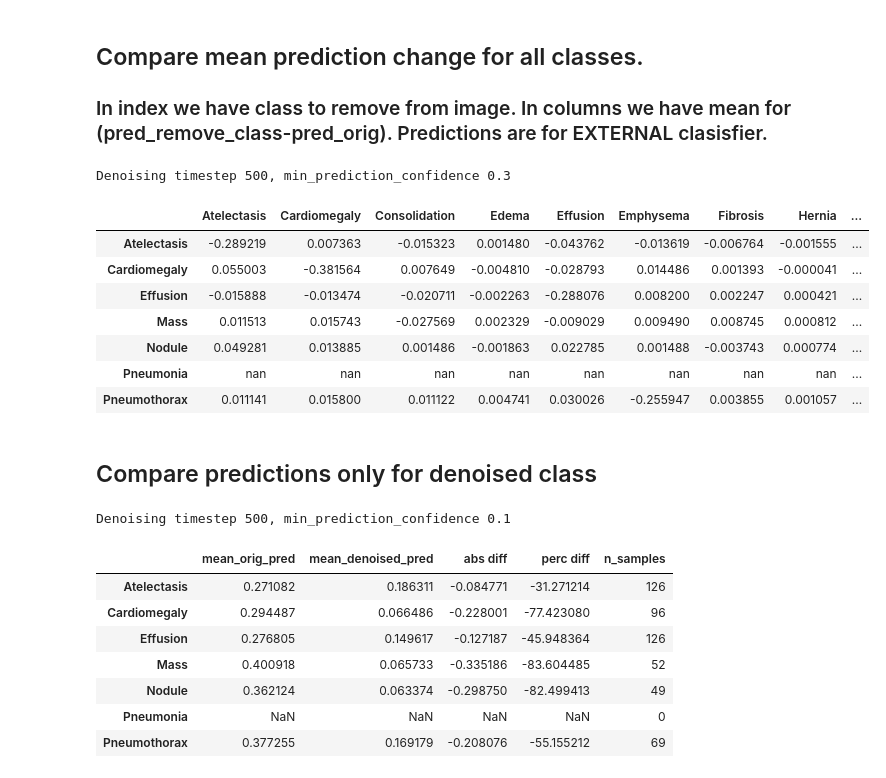
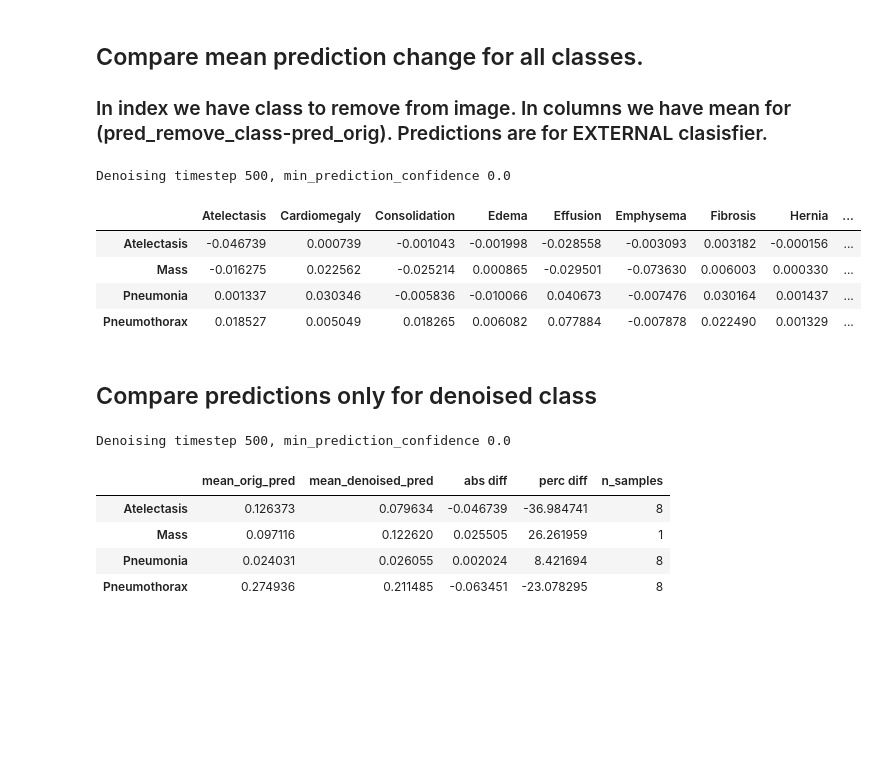
Before and after one commit to pskiers/Joint-Diffusion-in-Latent-Space, a Jupyter notebook: jk_sample_with_guidance.ipynb, the cells around one changed output. Cells and saved outputs as stored; diff of their text form; code cells hidden in the pictures; blank space fills up the shorter version.

```diff
--- a/jk_sample_with_guidance.ipynb
+++ b/jk_sample_with_guidance.ipynb
@@ -71,6 +127,8 @@
 # %%
-# cl_list = ["Atelectasis","Cardiomegaly","Consolidation","Edema","Effusion","Emphysema","Fibrosis", "Hernia","Infiltration", "Mass", "Nodule","Pleural_Thickening","Pneumonia","Pneumothorax","No Finding"]
-# cl_list_loop=cl_list.copy()
-# T = 10
-# num_timesteps = 1000
+cl_list = ["Atelectasis","Cardiomegaly","Consolidation","Edema","Effusion","Emphysema","Fibrosis", "Hernia","Infiltration", "Mass", "Nodule","Pleural_Thickening","Pneumonia","Pneumothorax","No Finding"]
+cl_list_loop=cl_list.copy()
+#cl_list_loop=["Mass"]
+T = 500
+num_timesteps = 1000
+folder_to_save = "vce_results_scale0"
 # %%
@@ -144,10 +205,10 @@
 # %%
 import torch
 # %%
-T = 350
+T = 500
 cl_list = ["Atelectasis","Cardiomegaly","Consolidation","Edema","Effusion","Emphysema","Fibrosis", "Hernia","Infiltration", "Mass", "Nodule","Pleural_Thickening","Pneumonia","Pneumothorax","No Finding"]
-folder_to_save='/Users/joannakaleta/Documents/Sano/sano_machines/vce_results_baseline'
-for class_ in ["Effusion"]:
+folder_to_save='vce_results_3'
+for class_ in ["Mass"]:
     x_samples =torch.load(f'{folder_to_save}/T{T}_{class_}_x_samples.pt')
     pred_o = torch.load(f'{folder_to_save}/T{T}_{class_}_pred_o.pt')
     img_original = torch.load(f'{folder_to_save}/T{T}_{class_}_img_original.pt')
@@ -158,7 +219,7 @@ for class_ in ["Effusion"]:
 import matplotlib.pyplot as plt
 import matplotlib.patches as patches
 # %%
-idx_from_batch = 13
+idx_from_batch = 5
 
 fig, axes = plt.subplots(1, 3, figsize=(12, 4))
 
@@ -199,12 +260,13 @@ axes[ax].imshow(diff)
 axes[ax].axis('off')
 
 #fig.suptitle(ret[3][0][idx_from_batch])
-
+pred_o_for_item = torch.nn.functional.sigmoid(pred_o[idx_from_batch])
 pred_o_ext_for_item = torch.nn.functional.sigmoid(pred_o_ext[idx_from_batch])
 pred_ext_for_item = torch.nn.functional.sigmoid(pred_ext[idx_from_batch])
 id_class = cl_list.index(class_)
 print('all predictins for orig x', pred_o_ext_for_item)
 print('all predictins for x pred start', pred_ext_for_item)
-print(f'predicitons for x original, only class {cl_list[id_class]}', pred_o_ext_for_item[id_class])
-print(f'predicitons for x pred start, only class {cl_list[id_class]}',pred_ext_for_item[id_class])
+print(f'predicitons for x original JOINT, only class {cl_list[id_class]}', pred_o_for_item[id_class])
+print(f'predicitons for x original EXT, only class {cl_list[id_class]}', pred_o_ext_for_item[id_class])
+print(f'predicitons for x pred start EXT, only class {cl_list[id_class]}',pred_ext_for_item[id_class])
 # %% [output]
@@ -225,48 +289,45 @@ import pandas
 # %%
 T = 500
-min_prediction_confidence = 0.3
+min_prediction_confidence = 0.0
 cl_list = ["Atelectasis","Cardiomegaly","Consolidation","Edema","Effusion","Emphysema","Fibrosis", "Hernia","Infiltration", "Mass", "Nodule","Pleural_Thickening","Pneumonia","Pneumothorax","No Finding"]
-folder_to_save='/Users/joannakaleta/Documents/Sano/sano_machines/vce_results_baseline'
+folder_to_save='vce_results_3'
 indexes = []
 data = []
 for cl_index, class_ in enumerate(cl_list):
     try:
         x_samples =torch.load(f'{folder_to_save}/T{T}_{class_}_x_samples.pt')
         pred_o = torch.load(f'{folder_to_save}/T{T}_{class_}_pred_o.pt')
         img_original = torch.load(f'{folder_to_save}/T{T}_{class_}_img_original.pt')
         pred_o_ext = torch.load(f'{folder_to_save}/T{T}_{class_}_pred_o_ext.pt')
         pred_ext = torch.load(f'{folder_to_save}/T{T}_{class_}_pred_ext.pt')
         bbox = torch.load(f'{folder_to_save}/T{T}_{class_}_bbox.pt')
 
         mask = torch.nn.functional.sigmoid(pred_o_ext[:, cl_index])>=min_prediction_confidence
 
         diff = ((torch.nn.functional.sigmoid(pred_ext[mask])-(torch.nn.functional.sigmoid(pred_o_ext[mask])))/1).mean(dim=0)
         indexes.append(class_)
         data.append(diff)
     except:
-        pass
+       pass
 
 print(f"Denoising timestep {T}, min_prediction_confidence {min_prediction_confidence}")
 df=pandas.DataFrame(data, columns=cl_list, index=indexes)
 df= df.applymap(lambda x: x.item())
 df.style.highlight_min(color = 'lightgreen', axis = 1)
 # %% [output]
-Denoising timestep 500, min_prediction_confidence 0.3
+Denoising timestep 500, min_prediction_confidence 0.0
 |  | Atelectasis | Cardiomegaly | Consolidation | Edema | Effusion | Emphysema | Fibrosis | Hernia | ... |
-| Atelectasis | -0.289219 | 0.007363 | -0.015323 | 0.001480 | -0.043762 | -0.013619 | -0.006764 | -0.001555 | ... |
-| Cardiomegaly | 0.055003 | -0.381564 | 0.007649 | -0.004810 | -0.028793 | 0.014486 | 0.001393 | -0.000041 | ... |
-| Effusion | -0.015888 | -0.013474 | -0.020711 | -0.002263 | -0.288076 | 0.008200 | 0.002247 | 0.000421 | ... |
-| Mass | 0.011513 | 0.015743 | -0.027569 | 0.002329 | -0.009029 | 0.009490 | 0.008745 | 0.000812 | ... |
-| Nodule | 0.049281 | 0.013885 | 0.001486 | -0.001863 | 0.022785 | 0.001488 | -0.003743 | 0.000774 | ... |
-| Pneumonia | nan | nan | nan | nan | nan | nan | nan | nan | ... |
-| Pneumothorax | 0.011141 | 0.015800 | 0.011122 | 0.004741 | 0.030026 | -0.255947 | 0.003855 | 0.001057 | ... |
+| Atelectasis | -0.046739 | 0.000739 | -0.001043 | -0.001998 | -0.028558 | -0.003093 | 0.003182 | -0.000156 | ... |
+| Mass | -0.016275 | 0.022562 | -0.025214 | 0.000865 | -0.029501 | -0.073630 | 0.006003 | 0.000330 | ... |
+| Pneumonia | 0.001337 | 0.030346 | -0.005836 | -0.010066 | 0.040673 | -0.007476 | 0.030164 | 0.001437 | ... |
+| Pneumothorax | 0.018527 | 0.005049 | 0.018265 | 0.006082 | 0.077884 | -0.007878 | 0.022490 | 0.001329 | ... |
 # %% [markdown]
 ## Compare predictions only for denoised class
 # %%
 T = 500
-min_prediction_confidence = 0.1
+min_prediction_confidence = 0.0
 cl_list = ["Atelectasis","Cardiomegaly","Consolidation","Edema","Effusion","Emphysema","Fibrosis", "Hernia","Infiltration", "Mass", "Nodule","Pleural_Thickening","Pneumonia","Pneumothorax","No Finding"]
-folder_to_save='/Users/joannakaleta/Documents/Sano/sano_machines/vce_results_baseline'
+folder_to_save='vce_results_3'
 indexes = []
 data = []
 for cl_index, class_ in enumerate(cl_list):
@@ -295,15 +356,12 @@ df=pandas.DataFrame(data, columns=["mean_orig_pred", "mean_denoised_pred","abs d
 df= df.applymap(lambda x: x.item())
 df#.style.highlight_min(color = 'lightgreen', axis = 0)
 # %% [output]
-Denoising timestep 500, min_prediction_confidence 0.1
+Denoising timestep 500, min_prediction_confidence 0.0
 |  | mean_orig_pred | mean_denoised_pred | abs diff | perc diff | n_samples |
-| Atelectasis | 0.271082 | 0.186311 | -0.084771 | -31.271214 | 126 |
-| Cardiomegaly | 0.294487 | 0.066486 | -0.228001 | -77.423080 | 96 |
-| Effusion | 0.276805 | 0.149617 | -0.127187 | -45.948364 | 126 |
-| Mass | 0.400918 | 0.065733 | -0.335186 | -83.604485 | 52 |
-| Nodule | 0.362124 | 0.063374 | -0.298750 | -82.499413 | 49 |
-| Pneumonia | NaN | NaN | NaN | NaN | 0 |
-| Pneumothorax | 0.377255 | 0.169179 | -0.208076 | -55.155212 | 69 |
+| Atelectasis | 0.126373 | 0.079634 | -0.046739 | -36.984741 | 8 |
+| Mass | 0.097116 | 0.122620 | 0.025505 | 26.261959 | 1 |
+| Pneumonia | 0.024031 | 0.026055 | 0.002024 | 8.421694 | 8 |
+| Pneumothorax | 0.274936 | 0.211485 | -0.063451 | -23.078295 | 8 |
 # %%
 pred_o_ext_class
 # %% [output]
```
Also changed, not shown: parts of 9 cells of this notebook, 3 other files.
